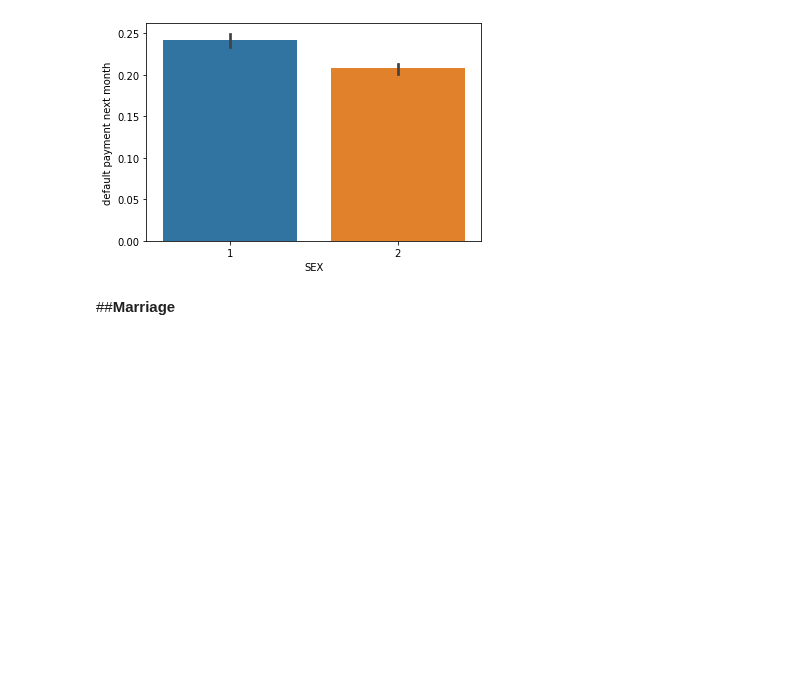
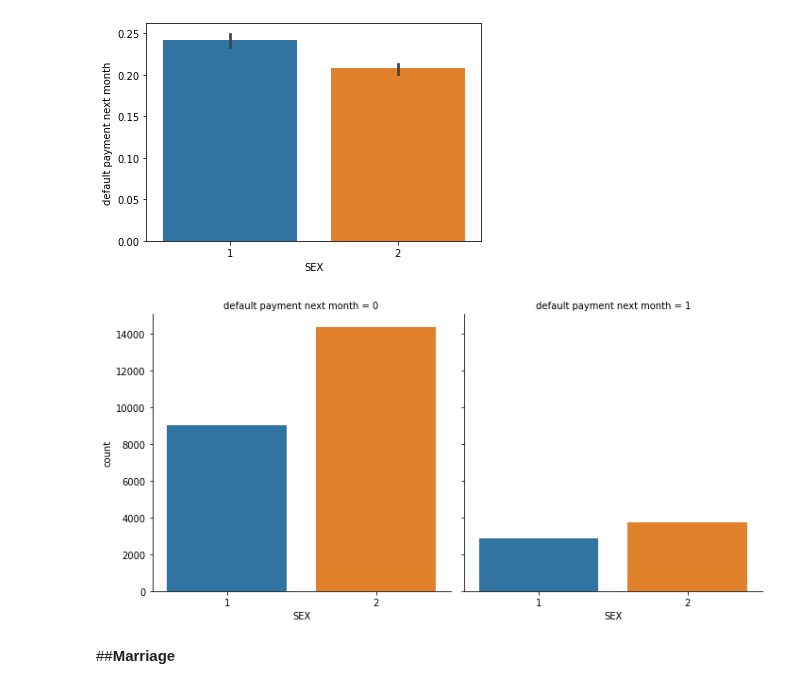
Before and after one commit to Mmbsaksd/Credit-Card-Default-Prediction---Capstone-Project, a Jupyter notebook: Credit_Card_Default_Prediction_Capstone_Project.ipynb, the cells around one changed output. Saved outputs shown, nothing was run; the diff lists cells and outputs as text; code cells hidden in the pictures; blank space fills up the shorter version.

```diff
--- a/Credit_Card_Default_Prediction_Capstone_Project.ipynb
+++ b/Credit_Card_Default_Prediction_Capstone_Project.ipynb
@@ -204,5 +217,10 @@ sns.barplot(x= 'SEX', y='default payment next month', data= df_news)
 plt.show()
 # %% [output]
 [figure]
+# %%
+g = sns.catplot(x="SEX", col="default payment next month",
+                data=df_news, kind="count", cmap='Y');
+# %% [output]
+[figure, added]
 # %% [markdown]
 ##**Marriage**
```
Also changed, not shown: parts of 10 cells of this notebook.
